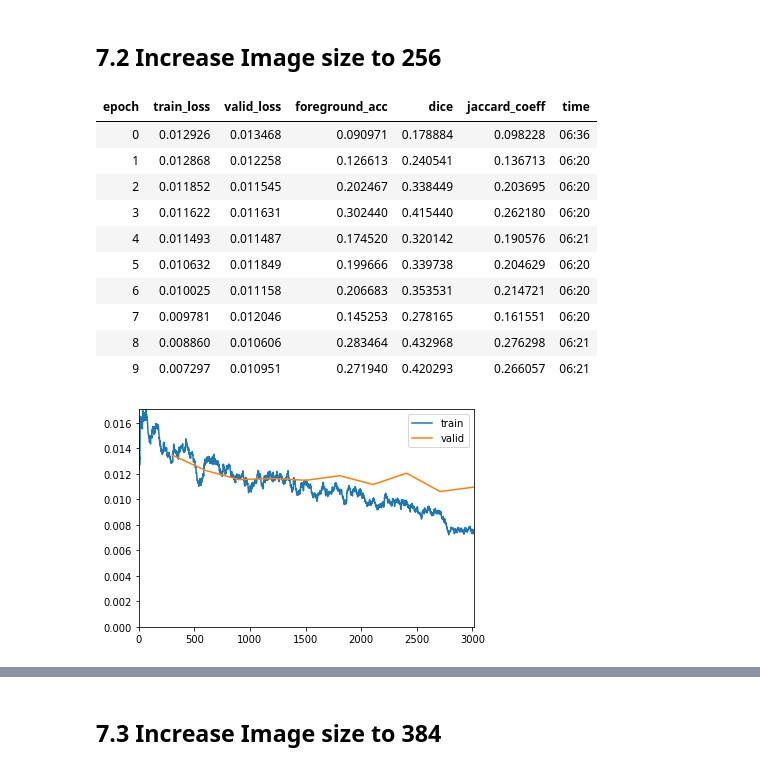
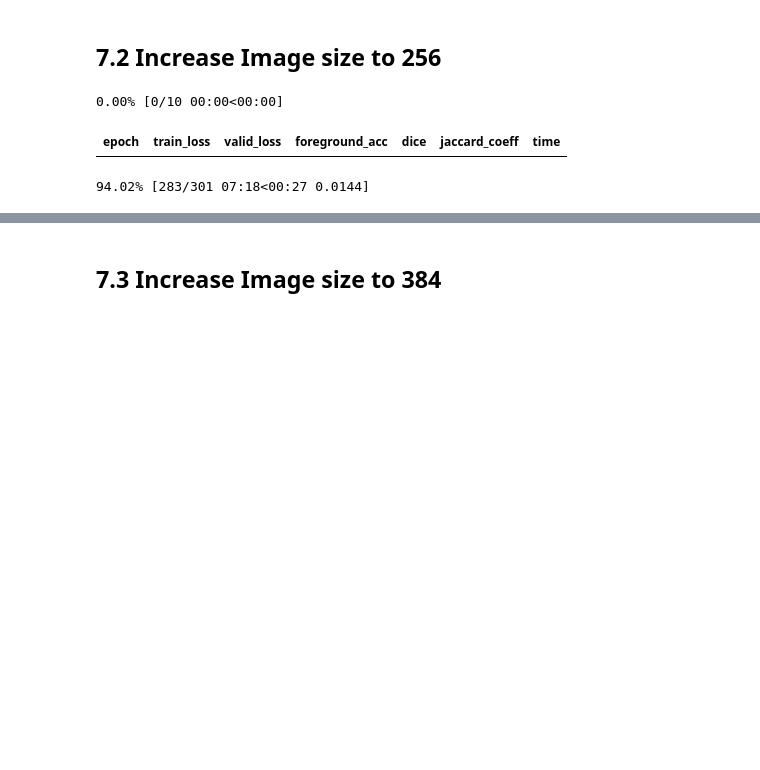
Before and after one commit to mrkcmd/bualabs, a Jupyter notebook: nbs/03c_image_segmentation_siim_acr_pneumothorax_fastai2.ipynb, the cells around one changed output, grey strips where cells are left out. Drawn from its saved outputs; the diff is of its cells as text; code cells hidden in the pictures; blank space fills up the shorter version.

Commit message:
Changed model to xresnet34 Mish.

```diff
--- a/nbs/03c_image_segmentation_siim_acr_pneumothorax_fastai2.ipynb
+++ b/nbs/03c_image_segmentation_siim_acr_pneumothorax_fastai2.ipynb
@@ -529,15 +530,26 @@ loss_func = CrossEntropyLossFlat(axis=1)
 # unet_config??
 # %%
 metrics = [foreground_acc, Dice(), JaccardCoeff()]
-# config = unet_config(self_attention=True, blur=True, act_cls=Mish)
-config = unet_config(self_attention=True, blur=True)
+config = unet_config(self_attention=True, blur=True, act_cls=Mish)
+# config = unet_config(self_attention=True, blur=True)
 
 opt_func = ranger
 # %%
+# def getLearner(dls):
+#     return unet_learner(dls, resnet34, metrics=metrics, config=config,
+#                      loss_func=loss_func,
+#                      pretrained=True,
+#                      path=learner_path,
+#                      opt_func=opt_func,
+#                      wd=1e-1,
+#                      cbs=[ShowGraphCallback]).to_fp16()
+
+arch = partial(xresnet34, pretrained=False, c_in=3, act_cls=Mish, sa=True, n_out=2)
+
 def getLearner(dls):
-    return unet_learner(dls, resnet34, metrics=metrics, config=config,
+    return unet_learner(dls, arch, metrics=metrics, config=config,
                      loss_func=loss_func,
-                     pretrained=True,
+                     pretrained=False,
                      path=learner_path,
                      opt_func=opt_func,
                      wd=1e-1,
@@ -628,21 +641,12 @@ learn.freeze()
 # %%
 # learn.lr_find()
 # %%
-# learn.fit_flat_cos(12, lr=slice(2e-4))
-learn.fit_one_cycle(10, lr_max=slice(1e-3), pct_start=0.8)
+learn.fit_flat_cos(10, lr=slice(1e-3))
+# learn.fit_one_cycle(10, lr_max=slice(1e-3), pct_start=0.8)
 # %% [output]
+0.00% [0/10 00:00<00:00]
 | epoch | train_loss | valid_loss | foreground_acc | dice | jaccard_coeff | time |
-| 0 | 0.012926 | 0.013468 | 0.090971 | 0.178884 | 0.098228 | 06:36 |
-| 1 | 0.012868 | 0.012258 | 0.126613 | 0.240541 | 0.136713 | 06:20 |
-| 2 | 0.011852 | 0.011545 | 0.202467 | 0.338449 | 0.203695 | 06:20 |
-| 3 | 0.011622 | 0.011631 | 0.302440 | 0.415440 | 0.262180 | 06:20 |
-| 4 | 0.011493 | 0.011487 | 0.174520 | 0.320142 | 0.190576 | 06:21 |
-| 5 | 0.010632 | 0.011849 | 0.199666 | 0.339738 | 0.204629 | 06:20 |
-| 6 | 0.010025 | 0.011158 | 0.206683 | 0.353531 | 0.214721 | 06:20 |
-| 7 | 0.009781 | 0.012046 | 0.145253 | 0.278165 | 0.161551 | 06:20 |
-| 8 | 0.008860 | 0.010606 | 0.283464 | 0.432968 | 0.276298 | 06:21 |
-| 9 | 0.007297 | 0.010951 | 0.271940 | 0.420293 | 0.266057 | 06:21 |
-[figure, removed]
+94.02% [283/301 07:18<00:27 0.0144]
 # %%
 learn.save('03c-unet-resnet34-256-1')
 # %%
```
Also changed, not shown: parts of 40 cells of this notebook.
